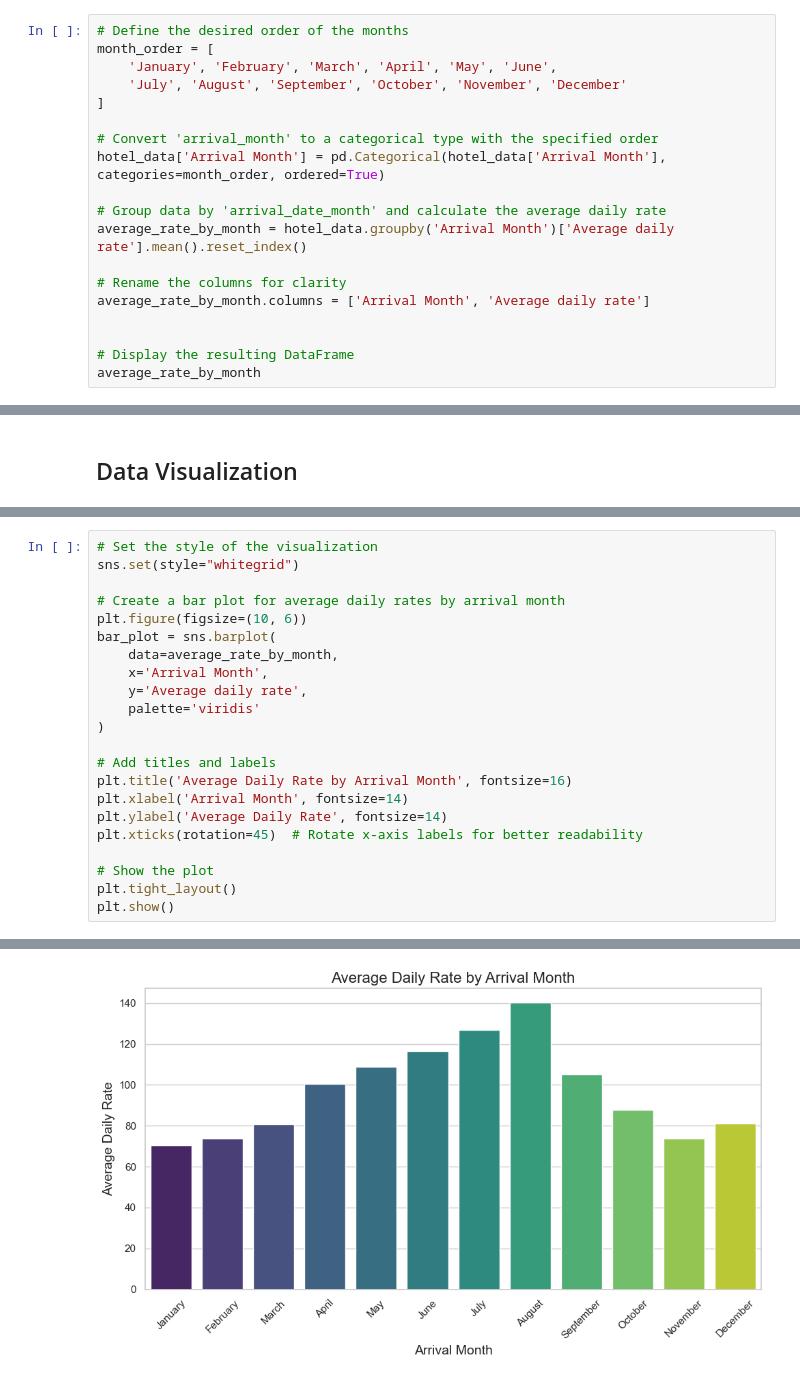
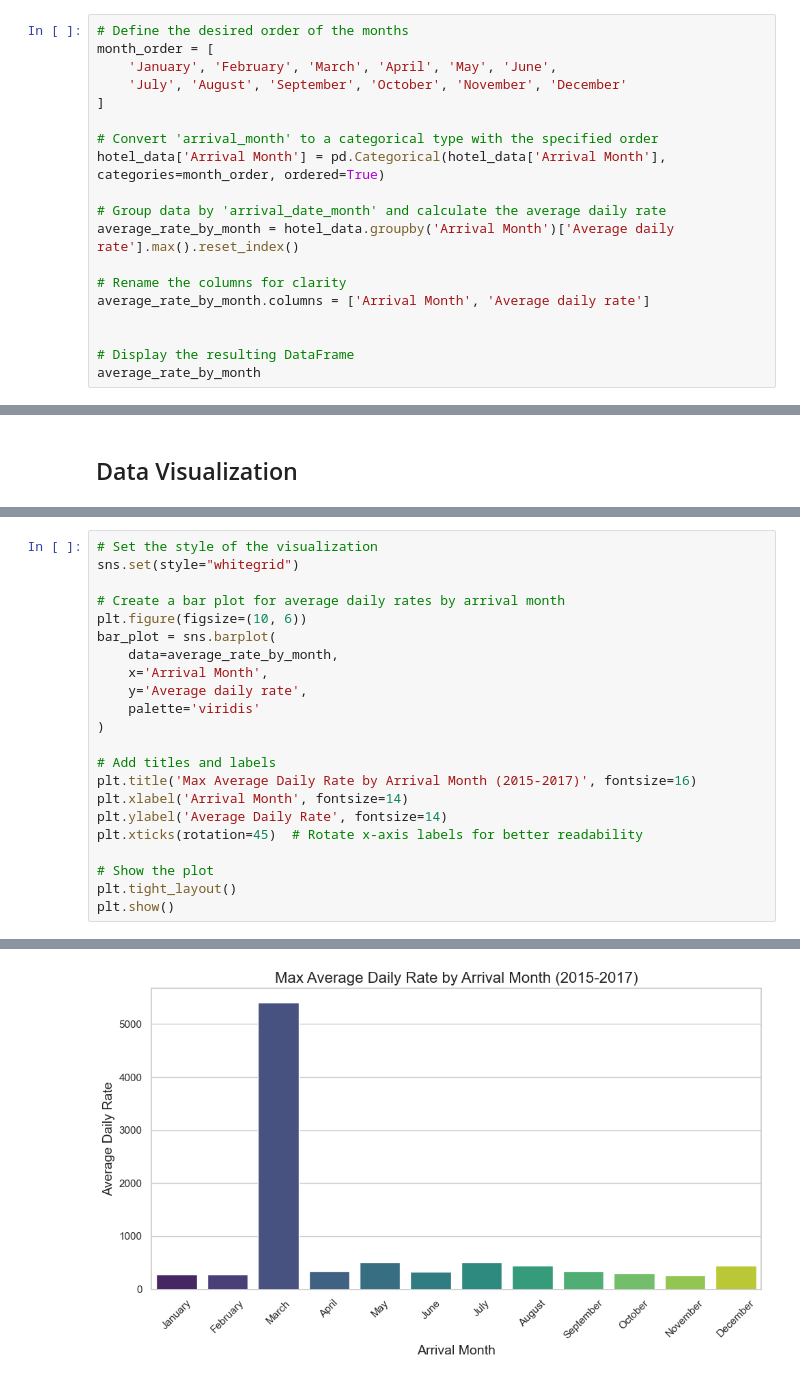
Before and after one commit to Kathyvng/Project1_Group6, a Jupyter notebook: Kathy_Analysis/Hotel_Price_Fluctuations.ipynb, the cells around one changed output, grey strips where cells are left out. Saved outputs shown, nothing was run; the diff lists cells and outputs as text.

```diff
--- a/Kathy_Analysis/Hotel_Price_Fluctuations.ipynb
+++ b/Kathy_Analysis/Hotel_Price_Fluctuations.ipynb
@@ -327,7 +345,7 @@ month_order = [
 hotel_data['Arrival Month'] = pd.Categorical(hotel_data['Arrival Month'], categories=month_order, ordered=True)
 
 # Group data by 'arrival_date_month' and calculate the average daily rate
-average_rate_by_month = hotel_data.groupby('Arrival Month')['Average daily rate'].mean().reset_index()
+average_rate_by_month = hotel_data.groupby('Arrival Month')['Average daily rate'].max().reset_index()
 
 # Rename the columns for clarity
 average_rate_by_month.columns = ['Arrival Month', 'Average daily rate']
@@ -542,30 +562,30 @@ See the caveats in the documentation: https://pandas.pydata.org/pandas-docs/stab
 # %%
 # Set the style of the visualization
 sns.set(style="whitegrid")
 
 # Create a bar plot for average daily rates by arrival month
 plt.figure(figsize=(10, 6))
 bar_plot = sns.barplot(
     data=average_rate_by_month,
     x='Arrival Month',
     y='Average daily rate',
     palette='viridis'
 )
 
 # Add titles and labels
-plt.title('Average Daily Rate by Arrival Month', fontsize=16)
+plt.title('Max Average Daily Rate by Arrival Month (2015-2017)', fontsize=16)
 plt.xlabel('Arrival Month', fontsize=14)
 plt.ylabel('Average Daily Rate', fontsize=14)
 plt.xticks(rotation=45)  # Rotate x-axis labels for better readability
 
 # Show the plot
 plt.tight_layout()
 plt.show()
 # %% [output]
 Passing `palette` without assigning `hue` is deprecated and will be removed in v0.14.0. Assign the `x` variable to `hue` and set `legend=False` for the same effect.
 
   bar_plot = sns.barplot(
-[figure, old version]
+[figure, new version]
 # %%
 # Filter the data for city hotels and resort hotels
 filtered_data = average_rate_by_hotel_month[average_rate_by_hotel_month['Hotel Type'].isin(['City Hotel', 'Resort Hotel'])]
```
Also changed, not shown: parts of 24 cells of this notebook, 1 other file.
